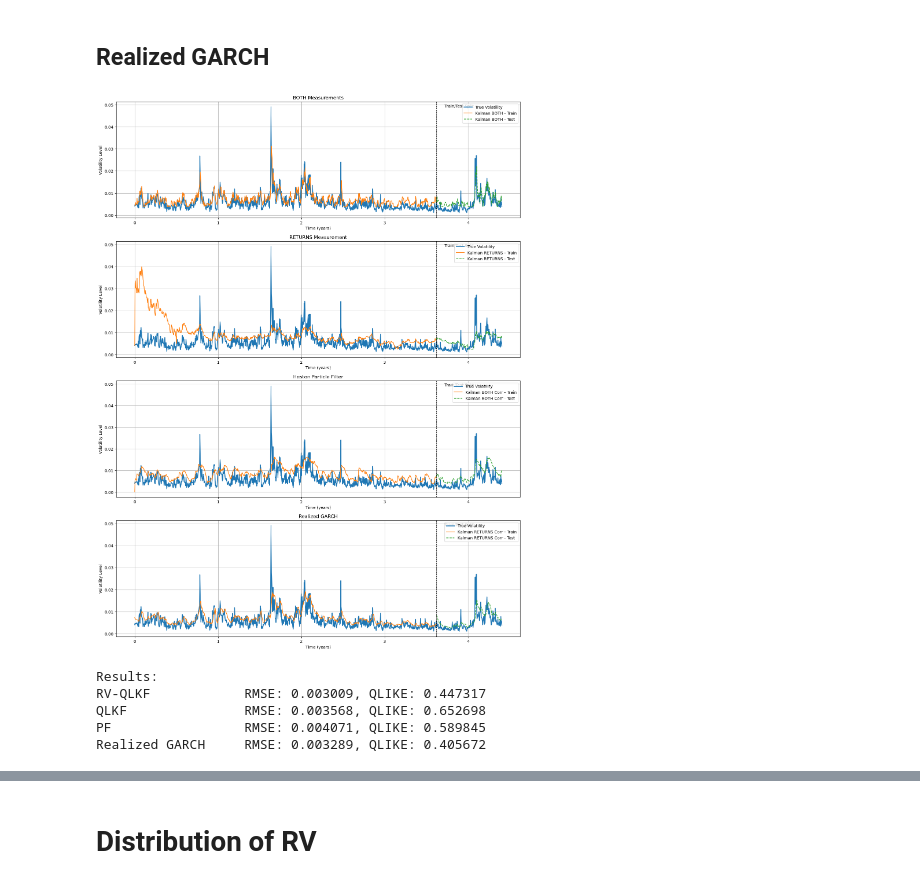
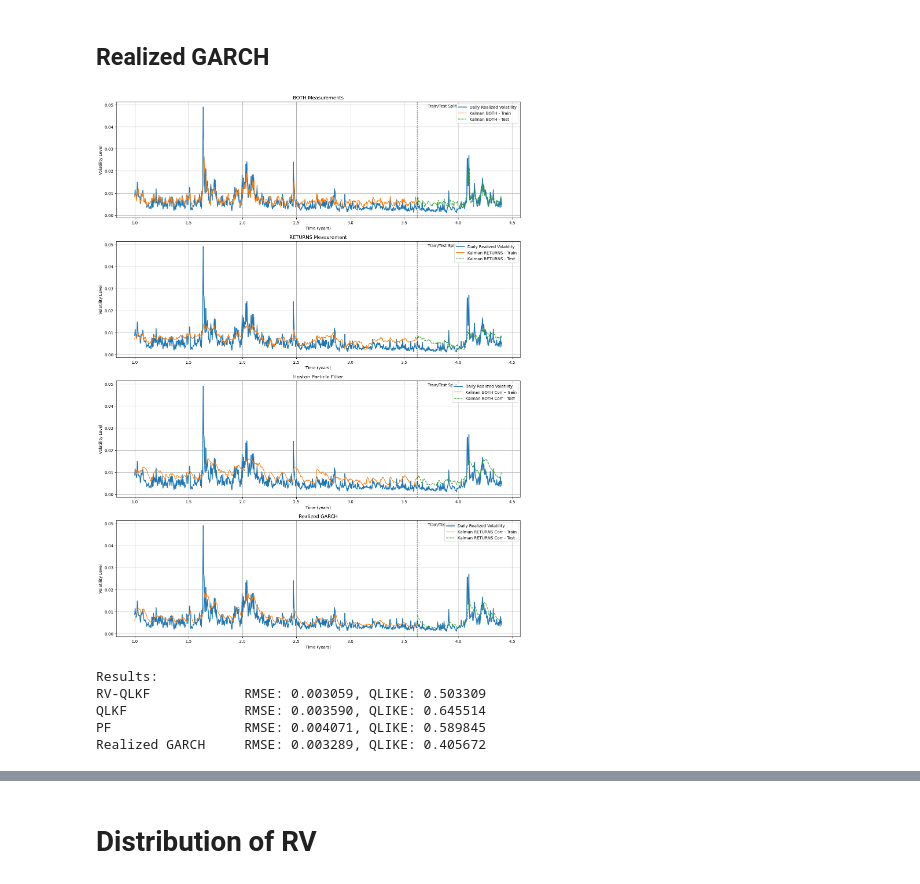
Before and after one commit to HyunminHong/Kalman-Heston-Filter, a Jupyter notebook: simulation_studies/empirical_data.ipynb, the cells around one changed output, grey strips where cells are left out. Saved outputs shown, nothing was run; the diff lists cells and outputs as text; code cells hidden in the pictures.

```diff
--- a/simulation_studies/empirical_data.ipynb
+++ b/simulation_studies/empirical_data.ipynb
@@ -60,7 +119,7 @@ test_RV = daily_RV[split_index:]
 # %%
 hkf_both_corr = HestonKalmanFilterFTE(measurement_type=MeasurementType.BOTH, dt=dt, V0=daily_RV[0], P0=0.1)
 hkf_both_corr.set_data(returns=train_returns, rv=train_RV)
-initial_params_both_corr = np.array([0.01, 0.002, 0.001, 0.001, 0.001, -0.5]) # kappa, theta, xi, mu, sigma, rho
+initial_params_both_corr = np.array([0.01, 0.002, 0.001, 0.001, 0.001, -0.25]) # kappa, theta, xi, mu, sigma, rho
 # 0.0194974349, 0.00108918014, 0.00817043974, 0.0000760274950, 0.00000100000000, -0.499673084
 fit_results_both_corr = hkf_both_corr.fit(initial_params=initial_params_both_corr, burnin=burnin)
 params_opt_both_corr = fit_results_both_corr['params']
@@ -96,7 +155,7 @@ Optimized parameters (BOTH): [ 9.51376661e-03  3.62805868e-04  4.19013127e-03  5
 # Fit the model using training data
 hkf_returns_corr = HestonKalmanFilterFTE(measurement_type=MeasurementType.RETURNS, dt=dt, V0=daily_RV[0], P0=0.1)
 hkf_returns_corr.set_data(returns=train_returns)
-initial_params_returns_corr = np.array([0.02, 0.00015, 0.00138, 0.0002, -0.5]) # kappa, theta, xi, mu, rho
+initial_params_returns_corr = np.array([0.02, 0.00015, 0.00138, 0.0002, -0.25]) # kappa, theta, xi, mu, rho
 # initial_params_returns_corr = np.array([0.02, 0.002, 0.001, 0.001, -0.5]) # kappa, theta, xi, mu, sigma, rho
 
 fit_results_returns_corr = hkf_returns_corr.fit(initial_params=initial_params_returns_corr, burnin=burnin)
@@ -210,7 +266,7 @@ labels_all = ["Kalman BOTH", "Kalman RETURNS", "Kalman BOTH Corr", "Kalman RETUR
 train_all = [train_result_both_corr[v_item].clip(1.5e-5, None), train_result_returns_corr[v_item].clip(6e-6, None), V_pf_train_daily, fitted_vol]
 test_all = [test_result_both_corr[v_item].clip(1.5e-5, None), test_result_returns_corr[v_item].clip(6e-6, None), V_pf_test_daily, predicted_vol]
 
-burnin = 0
+burnin = 252
 time_daily = np.arange(len(daily_returns)) / 252
 n_filters = len(train_all)
 fig, axes = plt.subplots(n_filters, 1, figsize=(18, 6 * n_filters))
@@ -225,35 +281,35 @@ for i, ax in enumerate(axes):
     # Sanity checks
     assert len(filt_train) == len(true_train), f"In-sample length mismatch for {titles_all[i]}"
     assert len(filt_test) == len(true_test), f"Out-of-sample length mismatch for {titles_all[i]}"
 
     # Plot true and predicted volatility
-    ax.plot(time_daily[burnin:], np.sqrt(daily_RV[burnin:]), label="True Volatility", lw=2)
+    ax.plot(time_daily[burnin:], np.sqrt(daily_RV[burnin:]), label="Daily Realized Volatility", lw=2)
     ax.plot(time_daily[burnin:split_index], np.sqrt(filt_train), label=f"{labels_all[i]} - Train", lw=1.5)
     ax.plot(time_daily[split_index:], np.sqrt(filt_test), label=f"{labels_all[i]} - Test", lw=1.5, linestyle="--")
 
     # Mark the train/test split
     ax.axvline(time_daily[split_index], color='black', linestyle='--', lw=1)
     ax.text(time_daily[split_index] + 0.1, ax.get_ylim()[1]*0.95, 'Train/Test Split', color='black')
 
     # === Add vertical lines for negative predicted variances ===
     # For train
     neg_train_indices = np.where(np.array(filt_train) < 0)[0]
     for idx in neg_train_indices:
         ax.axvline(time_daily[burnin + idx], color='red', linestyle=':', lw=1, alpha=0.7)
 
     # For test
     neg_test_indices = np.where(np.array(filt_test) < 0)[0]
     for idx in neg_test_indices:
         ax.axvline(time_daily[split_index + idx], color='red', linestyle=':', lw=1, alpha=0.7)
 
     # Final plot styling
     ax.set_title(f"{titles_all[i]}")
     ax.set_xlabel("Time (years)")
     ax.set_ylabel("Volatility Level")
     ax.legend(loc="upper right")
     ax.grid(True)
 # %% [output]
-[figure, old version]
+[figure, new version]
 # %%
 def qlike_loss(true_var, pred_var):
     y = np.asarray(true_var)
@@ -268,7 +324,6 @@ model_names = ['RV-QLKF', 'QLKF', 'PF', 'Realized GARCH']
 true_variances = daily_RV[split_index:]
 true_volatilities = np.sqrt(true_variances)
 
-mae_scores   = {}
 rmse_scores  = {}
 qlike_scores = {}
 
@@ -287,7 +342,7 @@ for name in model_names:
           f"QLIKE: {qlike_scores[name]:.6f}")
 # %% [output]
 Results:
-RV-QLKF            RMSE: 0.003009, QLIKE: 0.447317
-QLKF               RMSE: 0.003568, QLIKE: 0.652698
+RV-QLKF            RMSE: 0.003059, QLIKE: 0.503309
+QLKF               RMSE: 0.003590, QLIKE: 0.645514
 PF                 RMSE: 0.004071, QLIKE: 0.589845
 Realized GARCH     RMSE: 0.003289, QLIKE: 0.405672
```
Also changed, not shown: parts of 11 cells of this notebook.
